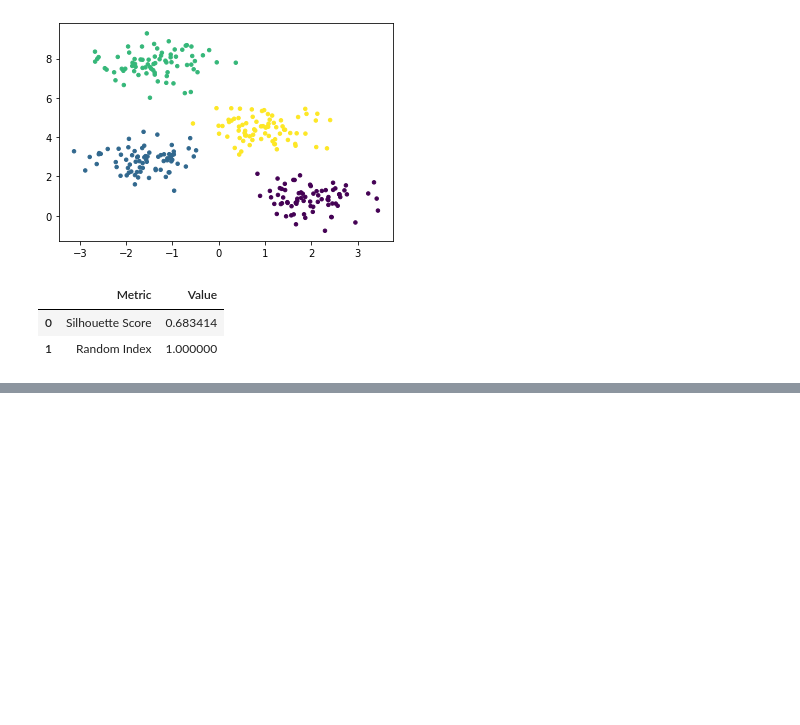
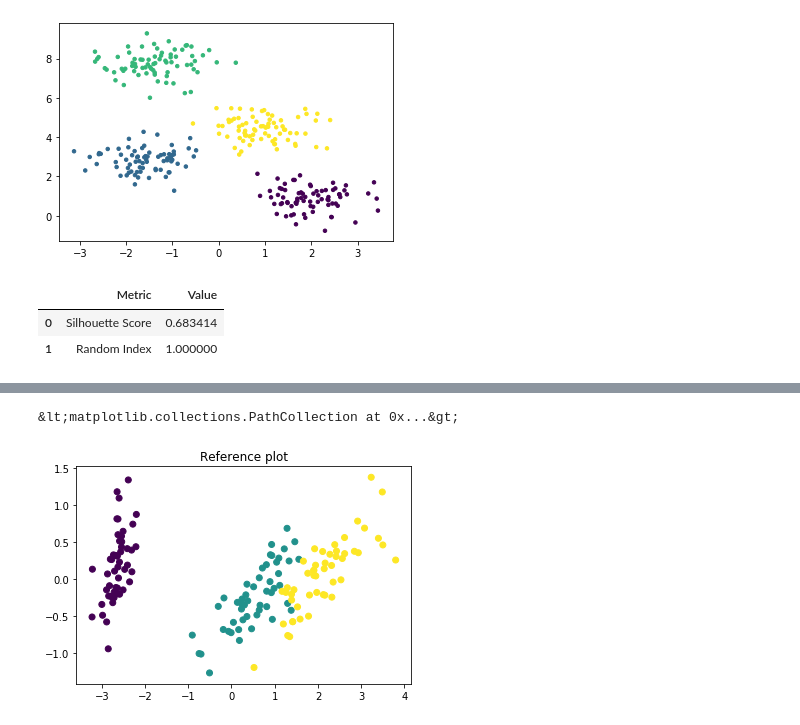
Before and after one commit to enzittonn/DSV-DAMI-I, a Jupyter notebook: lab2/lab2.ipynb, the cells around one changed output, grey strips where cells are left out. Saved outputs shown, nothing was run; the diff lists cells and outputs as text; code cells hidden in the pictures; blank space fills up the shorter version.

```diff
--- a/lab2/lab2.ipynb
+++ b/lab2/lab2.ipynb
@@ -202,0 +205,10 @@ evaluation_metrics(X, kmedoid_labels, y_true, "manhattan")
+# %%
+from sklearn import datasets
+
+iris = datasets.load_iris()
+
+X = iris.data
+
+y = iris.target
+
+target_names = iris.target_names
@@ -202,0 +219,3 @@ evaluation_metrics(X, kmedoid_labels, y_true, "manhattan")
+# %%
+kmeans = KMeans(n_clusters=3, random_state=0)
+kmeans.fit_predict(X)
@@ -202,0 +230,3 @@ evaluation_metrics(X, kmedoid_labels, y_true, "manhattan")
+# %%
+kmedoids = KMedoids(n_clusters=3, random_state=0)
+kmedoids.fit_predict(X)
@@ -202,0 +253,12 @@ evaluation_metrics(X, kmedoid_labels, y_true, "manhattan")
+# %%
+from sklearn.decomposition import PCA
+
+pca = PCA(n_components=2).fit(X)
+
+pca_2d = pca.transform(X)
+# %%
+plt.title("Reference plot")
+plt.scatter(pca_2d[:,0], pca_2d[:,1], c=y, cmap="viridis")
+# %% [output]
+&lt;matplotlib.collections.PathCollection at 0x...&gt;
+[figure, added]
```
Also changed, not shown: parts of 14 cells of this notebook.
